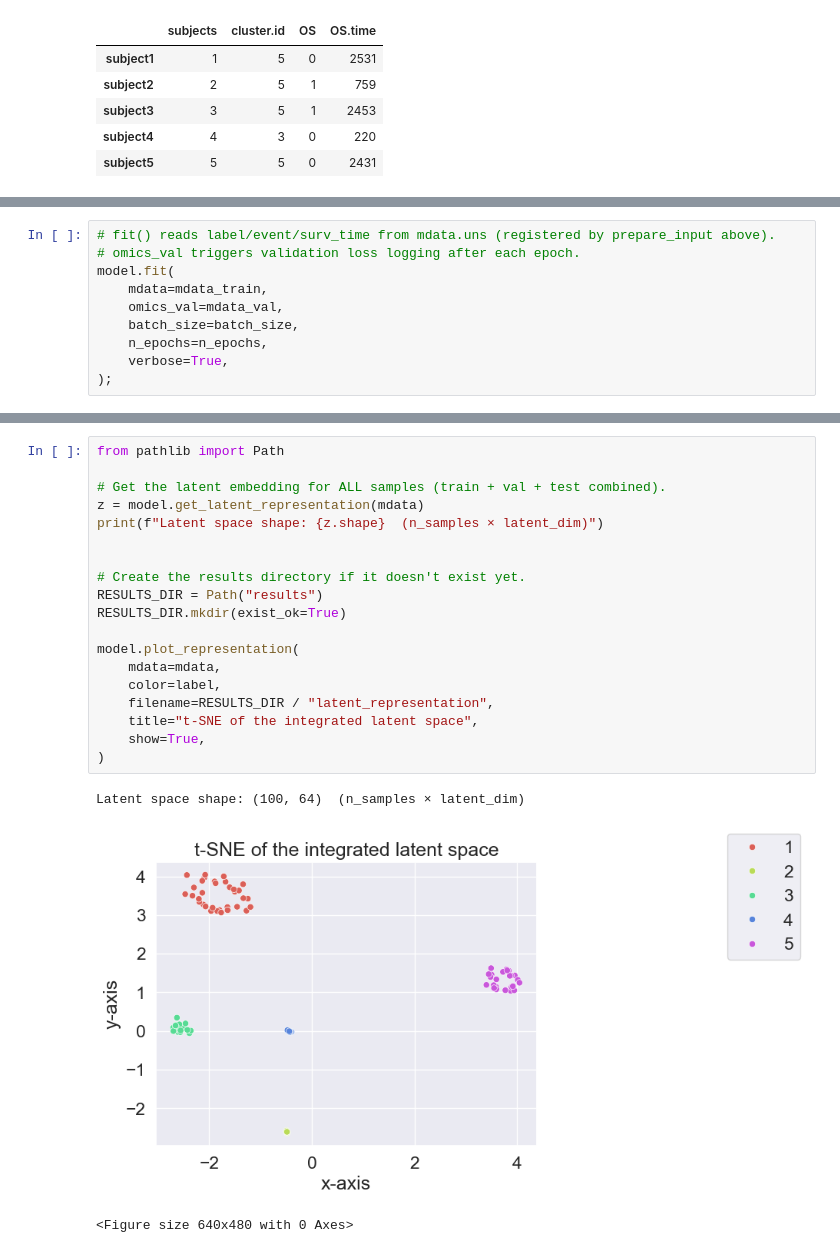
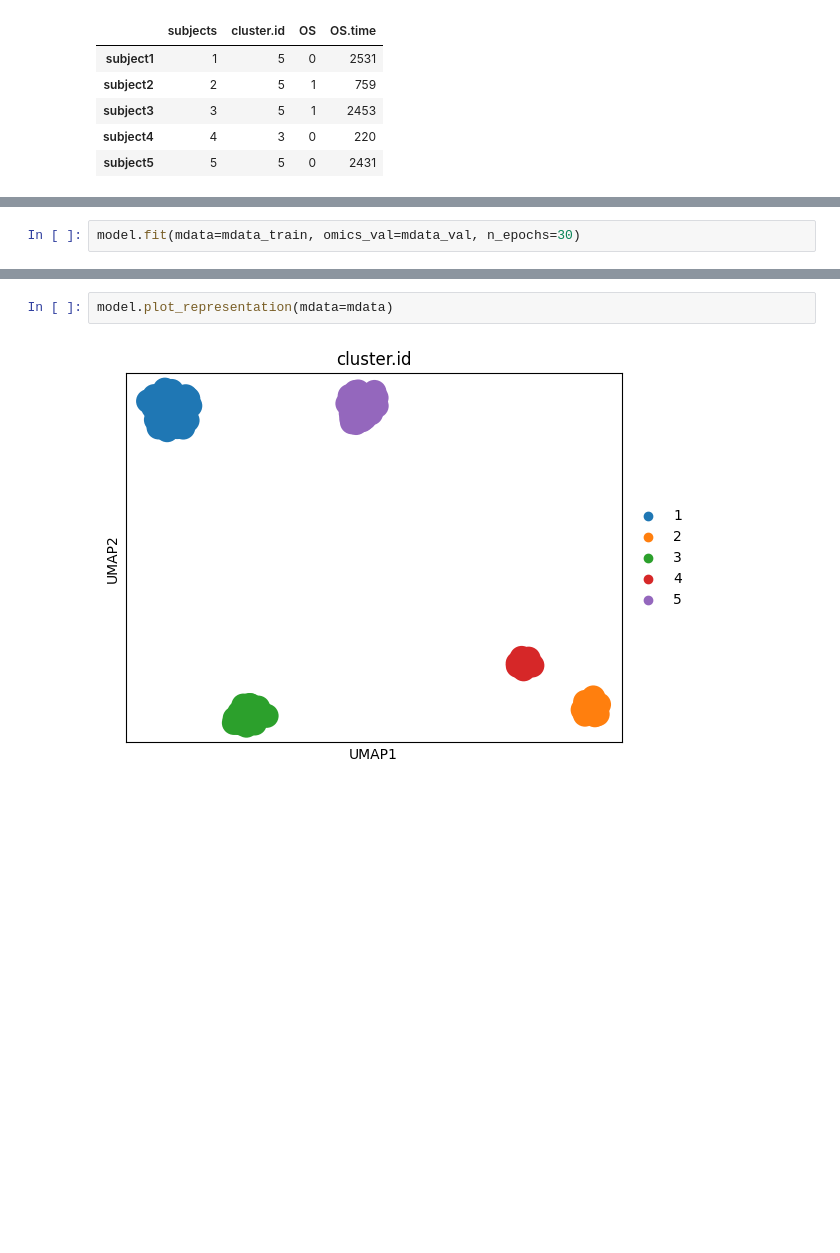
Before and after one commit to prism-oncology/customics, a Jupyter notebook: docs/tutorials/usage.ipynb, the cells around one changed output, grey strips where cells are left out. Saved outputs shown, nothing was run; the diff lists cells and outputs as text; blank space fills up the shorter version.

```diff
--- a/docs/tutorials/usage.ipynb
+++ b/docs/tutorials/usage.ipynb
@@ -322,11 +176,3 @@ Total trainable parameters: 790,778
 # %%
-# fit() reads label/event/surv_time from mdata.uns (registered by prepare_input above).
-# omics_val triggers validation loss logging after each epoch.
-model.fit(
-    mdata=mdata_train,
-    omics_val=mdata_val,
-    batch_size=batch_size,
-    n_epochs=n_epochs,
-    verbose=True,
-);
+model.fit(mdata=mdata_train, omics_val=mdata_val, n_epochs=30)
 # %% [output]
@@ -415,24 +239,5 @@ features.
 # %%
-from pathlib import Path
-
-# Get the latent embedding for ALL samples (train + val + test combined).
-z = model.get_latent_representation(mdata)
-print(f"Latent space shape: {z.shape}  (n_samples × latent_dim)")
-
-
-# Create the results directory if it doesn't exist yet.
-RESULTS_DIR = Path("results")
-RESULTS_DIR.mkdir(exist_ok=True)
-
-model.plot_representation(
-    mdata=mdata,
-    color=label,
-    filename=RESULTS_DIR / "latent_representation",
-    title="t-SNE of the integrated latent space",
-    show=True,
-)
+model.plot_representation(mdata=mdata)
 # %% [output]
-Latent space shape: (100, 64)  (n_samples × latent_dim)
-[figure, old version]
+[figure, new version]
-<Figure size 640x480 with 0 Axes>
 # %% [markdown]
```
Also changed, not shown: parts of 44 cells of this notebook, 10 other files.
